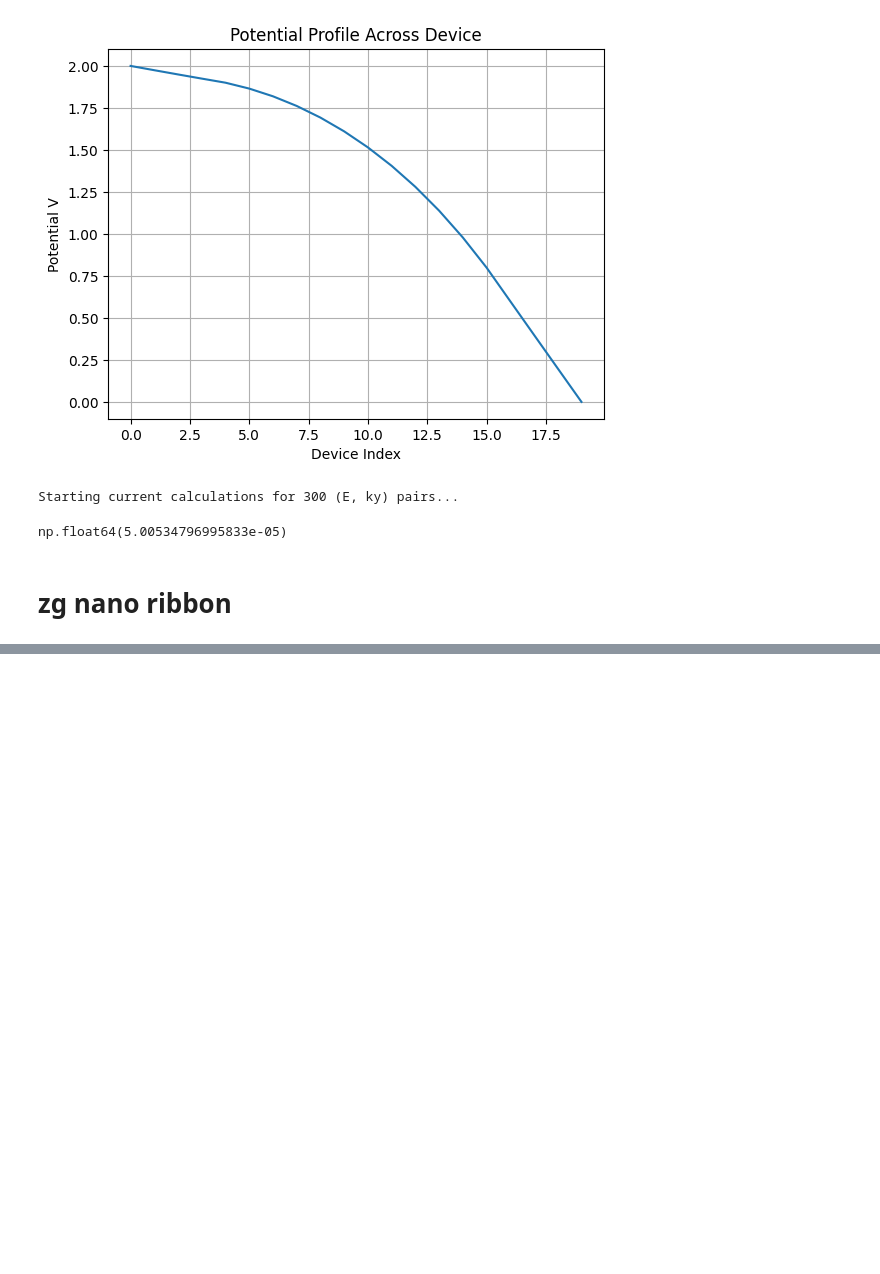
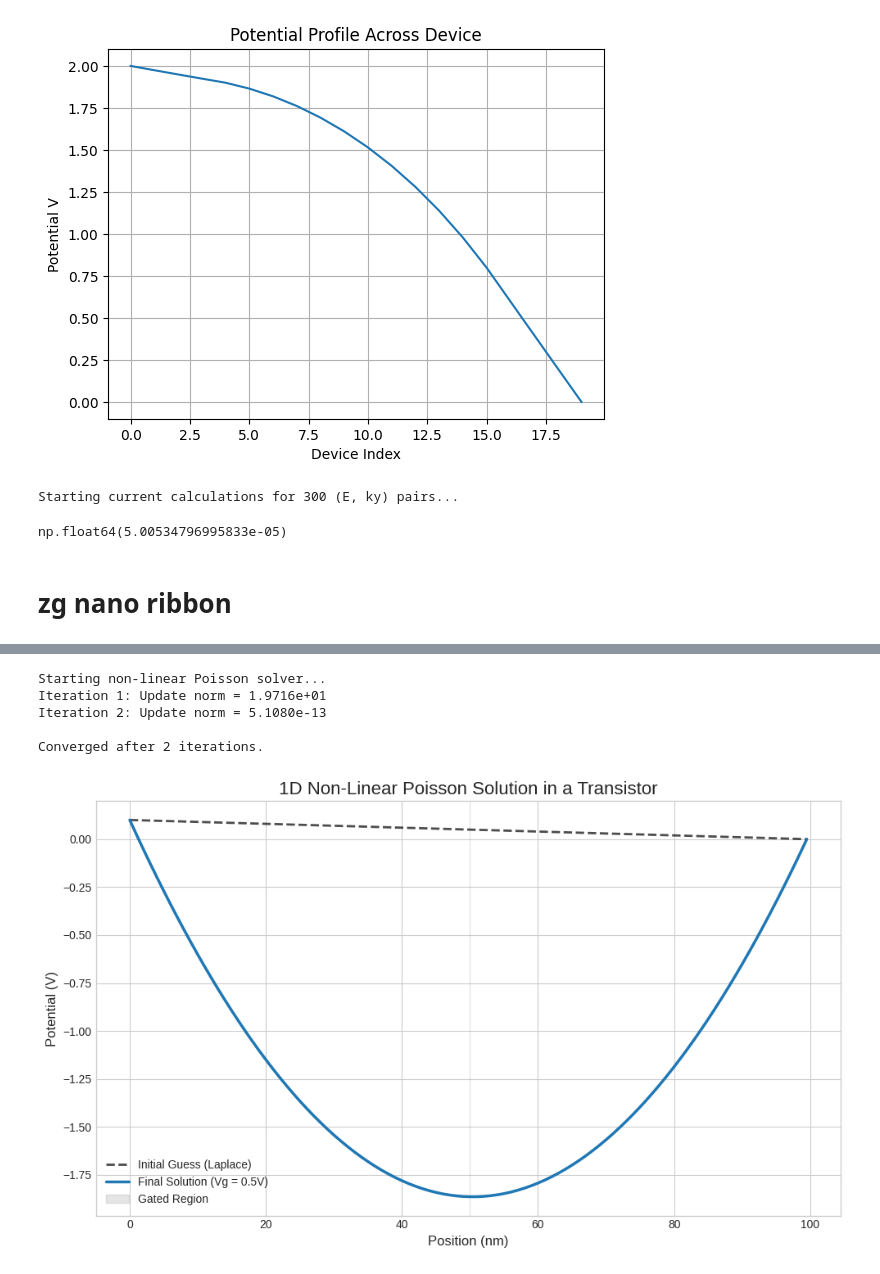
Before and after one commit to nandandiwan/transistorNEGF, a Jupyter notebook: src/test_systems/test.ipynb, the cells around one changed output, grey strips where cells are left out. Drawn from its saved outputs; the diff is of its cells as text; code cells hidden in the pictures; blank space fills up the shorter version.

```diff
--- a/src/test_systems/test.ipynb
+++ b/src/test_systems/test.ipynb
@@ -1638,8 +1654,8 @@ def solve_poisson_nonlinear(ham: Hamiltonian, doping_profile: np.ndarray, epsilo
 
     print("Starting non-linear Poisson solver...")
     for iteration in range(1000):
-        n_i = 1e16
-        charge_density = -Q * n_i * np.exp(V / VT)
+        n_i = 1e24
+        charge_density = -Q * n_i * np.exp(V / VT )
 
         diff_charge_density_unscaled = charge_density / VT
         diff_charge_density_scaled = ham.dx**2 * diff_charge_density_unscaled
@@ -1652,34 +1668,41 @@ def solve_poisson_nonlinear(ham: Hamiltonian, doping_profile: np.ndarray, epsilo
         print(f"Iteration {iteration+1}: Update norm = {update_norm:.4e}")
         if update_norm < 1e-6:
             print(f"\nConverged after {iteration+1} iterations.")
             break
     else:
         print("\nWarning: Solver did not converge within the iteration limit.")
 
-    return V
+    return V, charge_density
 
 device_params = Hamiltonian(
-    N=200, Vs=0.5, Vd=0.0, Vg=1,
-    gate_factor=0.6, C_ox=2e-5, dx=0.5e-9
+    N=200, Vs=0.1, Vd=0.0, Vg=0.5,
+    gate_factor=0.0, C_ox=2e-5, dx=0.5e-9
 )
 epsilon_profile = np.full(device_params.N, 11.7 * E_0)
 doping_profile = np.full(device_params.N, Q * 1e21)
-final_potential = solve_poisson_nonlinear(device_params, doping_profile, epsilon_profile)
+final_potential, charge_density = solve_poisson_nonlinear(device_params, doping_profile*0, epsilon_profile)
 
 x_axis = np.arange(device_params.N) * device_params.dx * 1e9
 V_initial = solve_laplace_initial_one_d(epsilon_profile, device_params)
 
 plt.style.use('seaborn-v0_8-whitegrid')
 fig, ax = plt.subplots(figsize=(10, 6))
 ax.plot(x_axis, V_initial, 'k--', lw=2, alpha=0.7, label='Initial Guess (Laplace)')
 ax.plot(x_axis, final_potential, lw=2.5, label=f'Final Solution (Vg = {device_params.gate}V)')
 gate_width_nm = (device_params.gate_factor * device_params.N) * device_params.dx * 1e9
 gate_start_nm = ((device_params.N - device_params.gate_factor * device_params.N) / 2) * device_params.dx * 1e9
 ax.axvspan(gate_start_nm, gate_start_nm + gate_width_nm, color='gray', alpha=0.2, label='Gated Region')
 ax.set_title('1D Non-Linear Poisson Solution in a Transistor', fontsize=16)
 ax.set_xlabel('Position (nm)', fontsize=12)
 ax.set_ylabel('Potential (V)', fontsize=12)
 ax.legend()
 ax.grid(True)
 plt.tight_layout()
 plt.show()
+# %% [output]
+Starting non-linear Poisson solver...
+Iteration 1: Update norm = 1.9716e+01
+Iteration 2: Update norm = 5.1080e-13
+
+Converged after 2 iterations.
+[figure, added]
```
Also changed, not shown: parts of 4 cells of this notebook, 4 other files.
